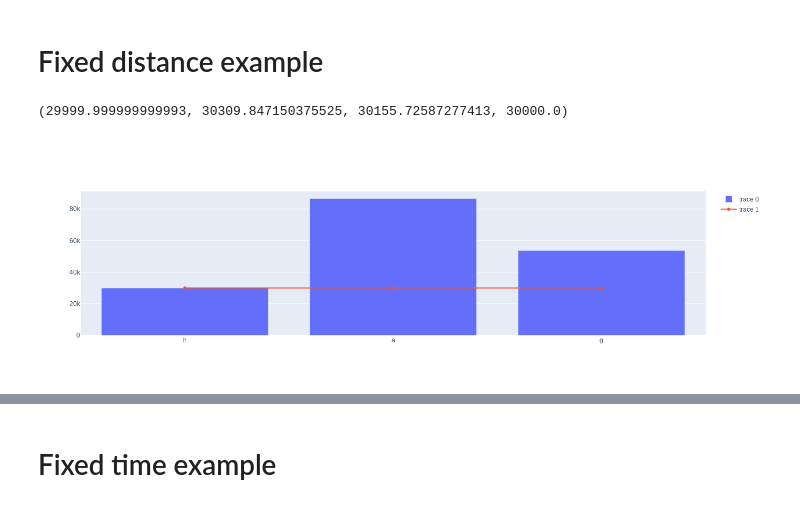
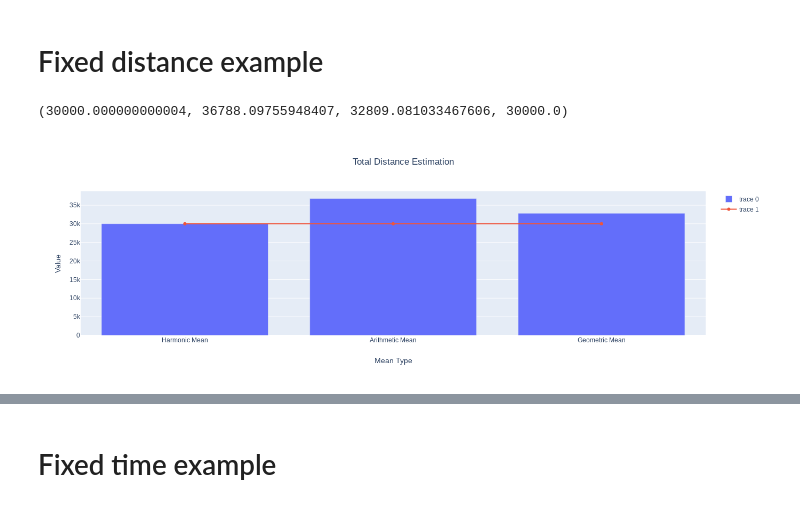
Before and after one commit to wolfenfeld/ML-Tutorials, a Jupyter notebook: notebooks/Untitled1.ipynb, the cells around one changed output, grey strips where cells are left out. Drawn from its saved outputs; the diff is of its cells as text; code cells hidden in the pictures.

```diff
--- a/notebooks/Untitled1.ipynb
+++ b/notebooks/Untitled1.ipynb
@@ -13,7 +13,7 @@ def rms(x):
 # %%
 n = 30
 mu= 100
-sigma=10
+sigma=30
 
 t_i = sigma * np.random.randn(n) + mu
 x_i = 1000*np.ones(n)
@@ -24,14 +24,19 @@ arithmetic_mean_v = np.mean(v_i)
 geometric_mean_v = gmean(v_i)
 
 x_predicted_harmonic = harmonic_mean_v*t_i
-x_predicted_geometric = geometric_mean*t_i
+x_predicted_geometric = geometric_mean_v*t_i
 x_predicted_arithmetic  = arithmetic_mean_v*t_i
 # %%
 (harmonic_mean_v*t_i).sum(),(arithmetic_mean_v*t_i).sum() , (geometric_mean_v*t_i).sum() ,x_i.sum()
 # %% [output]
-(29999.999999999993, 30309.847150375525, 30155.72587277413, 30000.0)
+(30000.000000000004, 36788.09755948407, 32809.081033467606, 30000.0)
 # %%
-iplot(go.Figure(data=[go.Bar(x=['h','a','g'],y=[(harmonic_mean_v*t_i).sum(),(arithmetic_mean_v*t_i).sum() , (geometric_mean_v*t_i).sum()]),
-                      go.Scatter(x=['h','a','g'],y=[n*x_i]*3)]))
+x_axis = ['Harmonic Mean','Arithmetic Mean','Geometric Mean']
+
+layout = go.Layout(title={'text':'Total Distance Estimation (fixed distance)','x':0.5},xaxis_title='Mean Type', yaxis_title='Value')
+
+iplot(go.Figure(data=[go.Bar(x=x_axis,y=[(harmonic_mean_v*t_i).sum(),(arithmetic_mean_v*t_i).sum() , (geometric_mean_v*t_i).sum()]),
+                      go.Scatter(x=x_axis,y=[x_i.sum()]*3)],
+               layout=layout))
 # %% [output]
-[figure, old version]
+[figure, new version]
```
Also changed, not shown: parts of 9 cells of this notebook, 1 other file.
